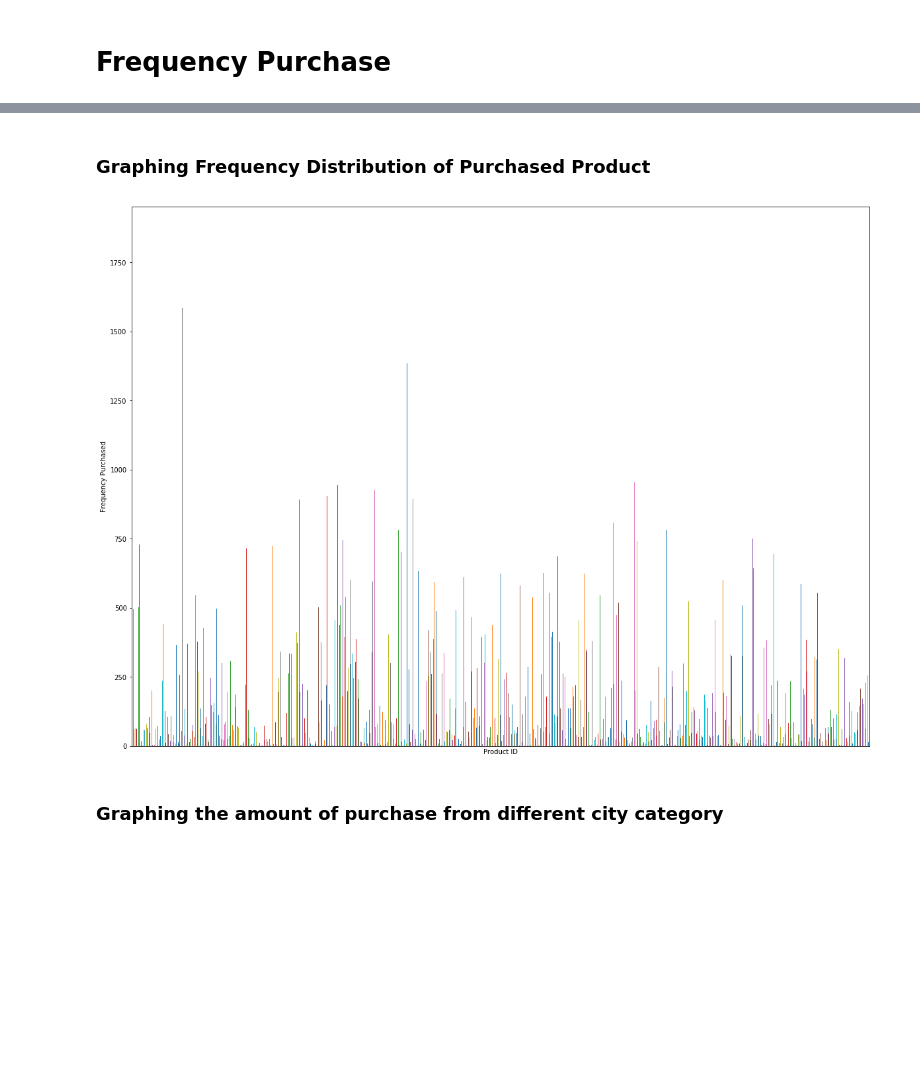
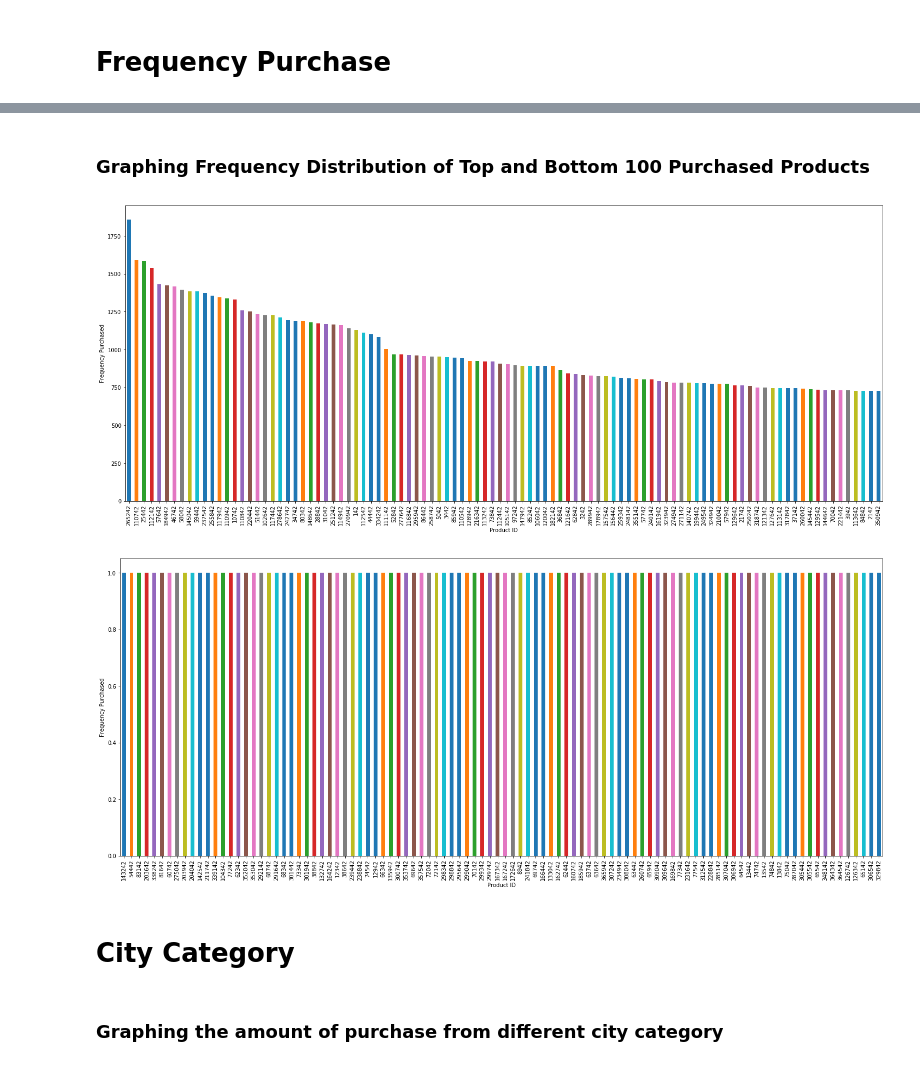
Before and after one commit to mtruon11/Black-Friday-Analysis, a Jupyter notebook: Black-Friday-Analysis.ipynb, the cells around one changed output, grey strips where cells are left out. Drawn from its saved outputs; the diff is of its cells as text; code cells hidden in the pictures; blank space fills up the shorter version.

Commit message:
add sum graphs, change freq graphs

```diff
--- a/Black-Friday-Analysis.ipynb
+++ b/Black-Friday-Analysis.ipynb
@@ -299,0 +306,6 @@ As we see above, customers in group of age 26-35 in general spending the most mo
+# %%
+total_purchase_of_a_product = blackfriday.groupby('Product_ID').agg({'Purchase': np.sum})
+total_purchase_of_a_product.reset_index(inplace=True)
+total_purchase_of_a_product['Product_ID'] = total_purchase_of_a_product['Product_ID'].str.replace('P', '').astype(int)
+total_purchase_of_a_product.sort_values(by=['Purchase'], ascending=False, inplace=True)
+total_purchase_of_a_product.head()
@@ -319,6 +357,8 @@ freq_purchase =  blackfriday.groupby(['Product_ID']).Product_ID.count().to_frame
 freq_purchase['Freq'] = freq_purchase.Product_ID #create a new column named "Freq"
 freq_purchase = freq_purchase.drop(columns=['Product_ID'], axis=1)
 freq_purchase.reset_index(level=0, inplace=True)
+freq_purchase['Product_ID'] = freq_purchase['Product_ID'].str.replace('P', '').astype(int)
+freq_purchase.sort_values(by=['Freq'], ascending=False, inplace=True)
 freq_purchase.head()
 # %% [output]
 |  | Product_ID | Freq |
@@ -347,14 +383,27 @@ Frequency of purchase is the number of orders placed by a customer over a define
 # %% [markdown]
-### Graphing Frequency Distribution of Purchased Product
+### Graphing Frequency Distribution of Top and Bottom 100 Purchased Products
 # %%
+top_100 = freq_purchase.head(100)
+
 #Using bar plot to describe the frequency of a product is purchased.
-ax = freq_purchase.plot.bar(x='Product_ID', y='Freq', figsize=(20, 15))
+ax = top_100.plot.bar(x='Product_ID', y='Freq', figsize=(25, 10))
 ax.set_xlabel("Product ID") #Label the x-axis
 ax.set_ylabel("Frequency Purchased") #label the y-axis
-ax.set_xticks([])
 ax.get_legend().remove()
 # %% [output]
-[figure, old version]
+[figure, new version]
+# %%
+bot_100 = freq_purchase.tail(100)
+
+#Using bar plot to describe the frequency of a product is purchased.
+ax = bot_100.plot.bar(x='Product_ID', y='Freq', figsize=(25, 10))
+ax.set_xlabel("Product ID") #Label the x-axis
+ax.set_ylabel("Frequency Purchased") #label the y-axis
+ax.get_legend().remove()
+# %% [output]
+[figure, added]
+# %% [markdown]
+# City Category
 # %% [markdown]
 ### Graphing the amount of purchase from different city category
 # %%
```
Also changed, not shown: parts of 19 cells of this notebook.
